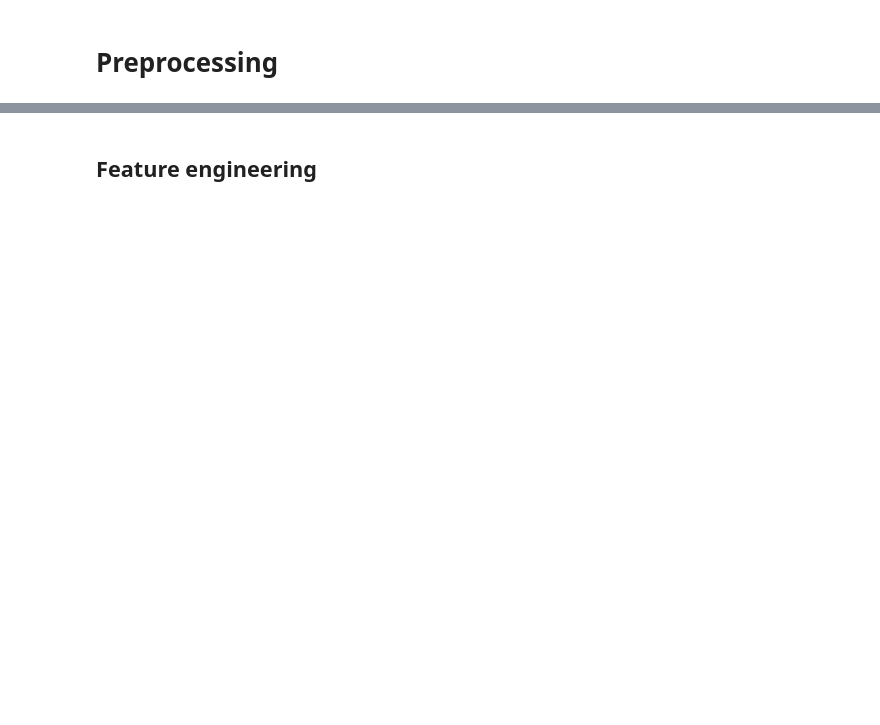
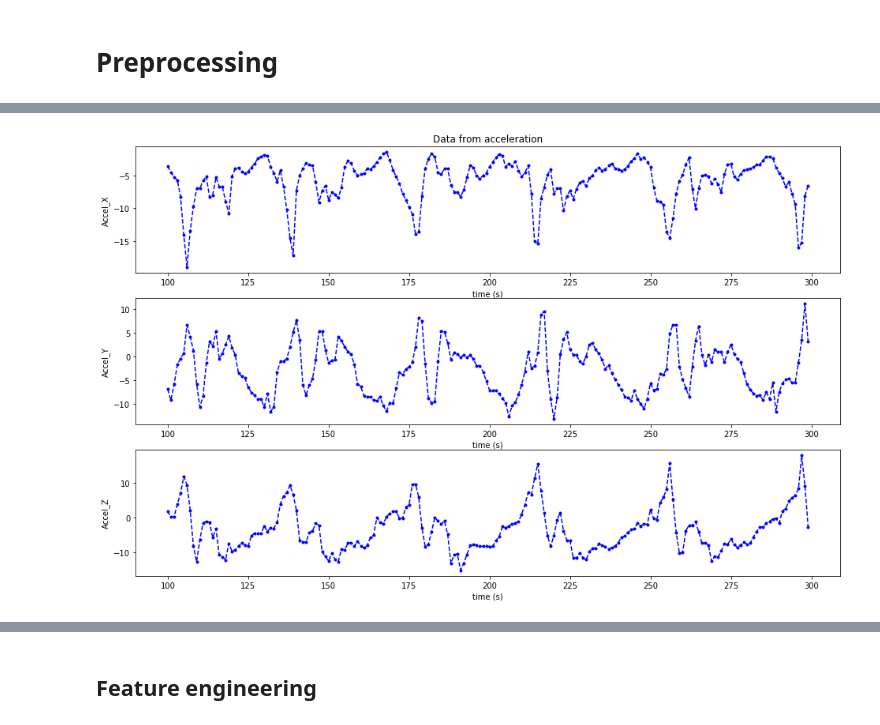
Before and after one commit to MarcSauer1986/Swim, a Jupyter notebook: experiments/Swim_preprocessing.ipynb, the cells around one changed output, grey strips where cells are left out. Drawn from its saved outputs; the diff is of its cells as text; code cells hidden in the pictures; blank space fills up the shorter version.

```diff
--- a/experiments/Swim_preprocessing.ipynb
+++ b/experiments/Swim_preprocessing.ipynb
@@ -81,0 +161,16 @@ print(stroke_cut)
+# %%
+# Create plots of acceleration data
+fig, (ax1, ax2, ax3) = plt.subplots(3, sharey=False, figsize=(16, 10))
+
+ax1.plot(raw_data[100:300].index, raw_data[100:300]['Accel_X'], 'b.--')
+ax1.set(title='Data from acceleration', xlabel='time (s)', ylabel='Accel_X')
+
+ax2.plot(raw_data[100:300].index, raw_data[100:300]['Accel_Y'],'b.--')
+ax2.set(xlabel='time (s)', ylabel='Accel_Y')
+
+ax3.plot(raw_data[100:300].index, raw_data[100:300]['Accel_Z'],'b.--')
+ax3.set(xlabel='time (s)', ylabel='Accel_Z')
+
+plt.show()
+# %% [output]
+[figure, added]
```
Also changed, not shown: parts of 36 cells of this notebook.
